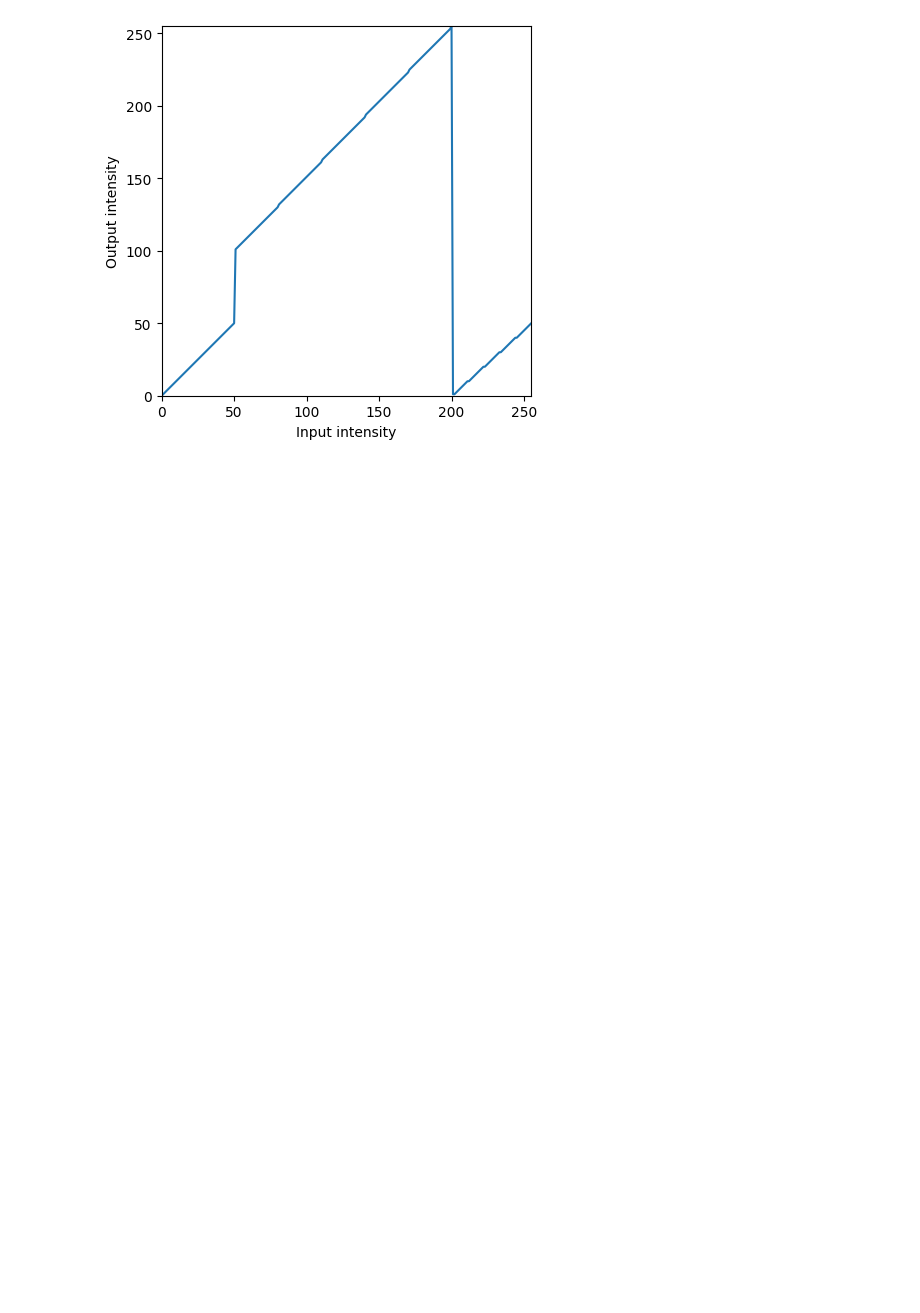
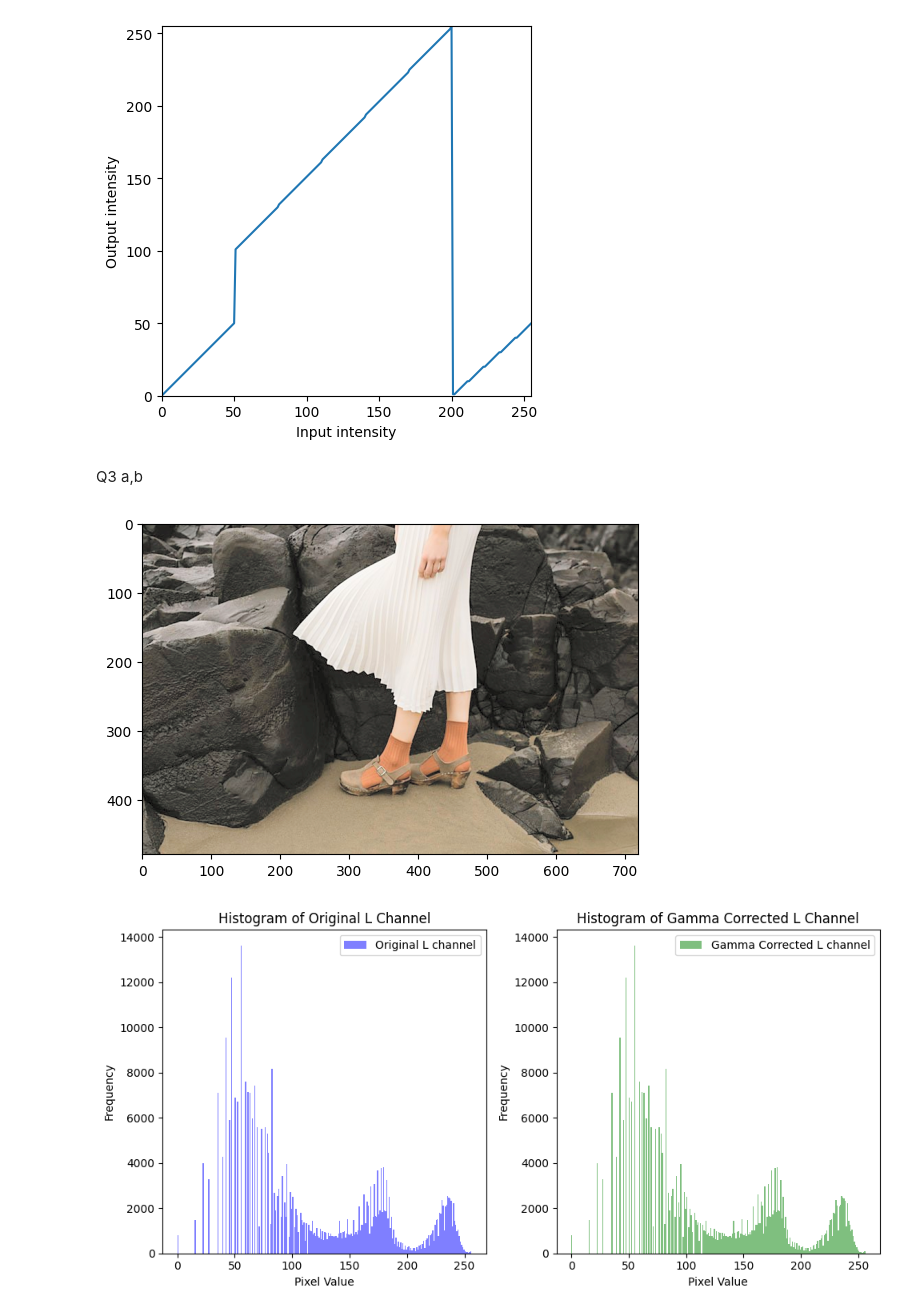
Before and after one commit to CharithDombawala/Image_Processing, a Jupyter notebook: Ass1.ipynb, the cells around one changed output. Cells and saved outputs as stored; diff of their text form; code cells hidden in the pictures; blank space fills up the shorter version.

```diff
--- a/Ass1.ipynb
+++ b/Ass1.ipynb
@@ -147,3 +147,57 @@ cv.destroyAllWindows()
 55
 256
 [figure]
+# %% [markdown]
+Q3 a,b
+# %%
+import cv2
+import numpy as np
+import matplotlib.pyplot as plt
+
+image_path = 'highlights_and_shadows.jpg'
+image = cv2.imread(image_path)
+
+# Convert the image to the L*a*b* color space
+lab_image = cv2.cvtColor(image, cv2.COLOR_BGR2LAB)
+
+# Extract the Luminance (L) channel
+l_channel = lab_image[:,:,0]
+
+# Gamma correction function
+def apply_gamma_correction(image, gamma):
+    gamma_corrected = np.power(image / 255.0, gamma) * 255
+    return np.uint8(gamma_corrected)
+
+gamma_value = 0.5  # Adjust this value based on your needs
+gamma_corrected_l_channel = apply_gamma_correction(l_channel, gamma_value)
+
+# Replace the corrected L channel in the LAB image
+lab_image[:,:,0] = gamma_corrected_l_channel
+
+corrected_image = cv2.cvtColor(lab_image, cv2.COLOR_LAB2BGR)
+corrected_image1 = cv2.cvtColor(corrected_image, cv2.COLOR_BGR2RGB)
+
+fig,ax=plt.subplots()
+# Plot histograms
+plt.figure(figsize=(10, 5))
+
+plt.subplot(1, 2, 1)
+plt.hist(l_channel.ravel(), bins=256, range=(0, 256), color='blue', alpha=0.5, label='Original L channel')
+plt.title('Histogram of Original L Channel')
+plt.xlabel('Pixel Value')
+plt.ylabel('Frequency')
+plt.legend()
+
+plt.subplot(1, 2, 2)
+plt.hist(gamma_corrected_l_channel.ravel(), bins=256, range=(0, 256), color='green', alpha=0.5, label='Gamma Corrected L channel')
+plt.title('Histogram of Gamma Corrected L Channel')
+plt.xlabel('Pixel Value')
+plt.ylabel('Frequency')
+plt.legend()
+
+plt.tight_layout()
+ax.imshow(corrected_image1)
+plt.show()
+# %% [output]
+[figure, added]
+[figure, added]
```
Also changed, not shown: parts of 21 cells of this notebook, 1 other file.
